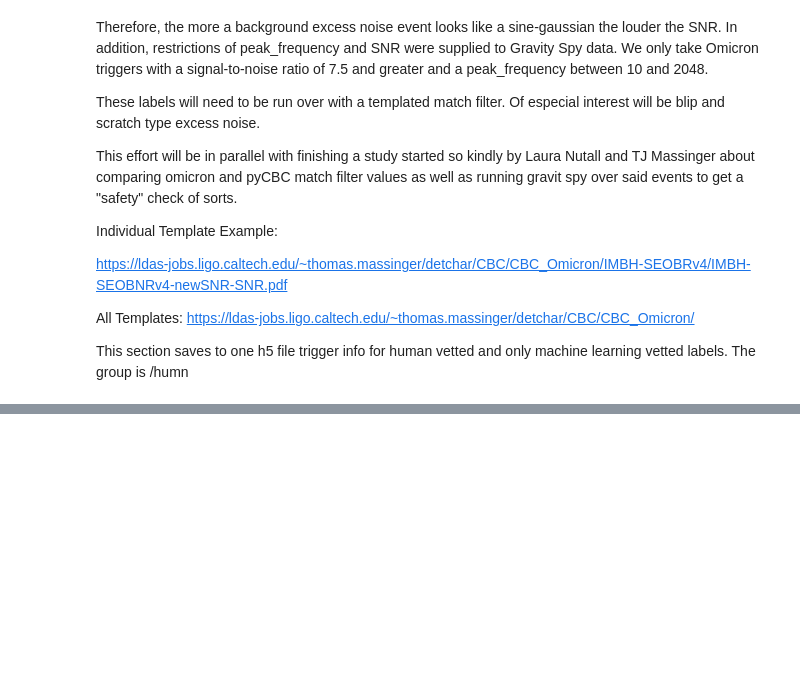
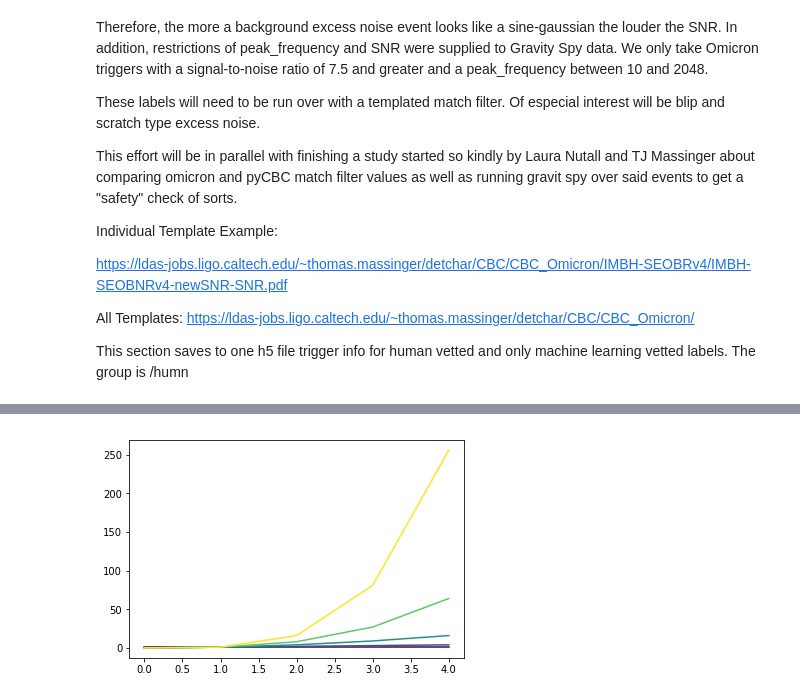
Before and after one commit to eachase/gw_rates, a Jupyter notebook: FGMC_testing.ipynb, the cells around one changed output, grey strips where cells are left out. Drawn from its saved outputs; the diff is of its cells as text; code cells hidden in the pictures; blank space fills up the shorter version.

```diff
--- a/FGMC_testing.ipynb
+++ b/FGMC_testing.ipynb
@@ -151,0 +306,10 @@ for iclass in gravityspy_classes:
+# %%
+colors = plt.cm.viridis(np.linspace(0,1,5))
+
+xrange = np.arange(5)
+plt.figure()
+for i in xrange:
+    plt.plot(xrange, xrange**i, c=colors[i])
+plt.show()
+# %% [output]
+[figure, added]
```
Also changed, not shown: parts of 11 cells of this notebook.
